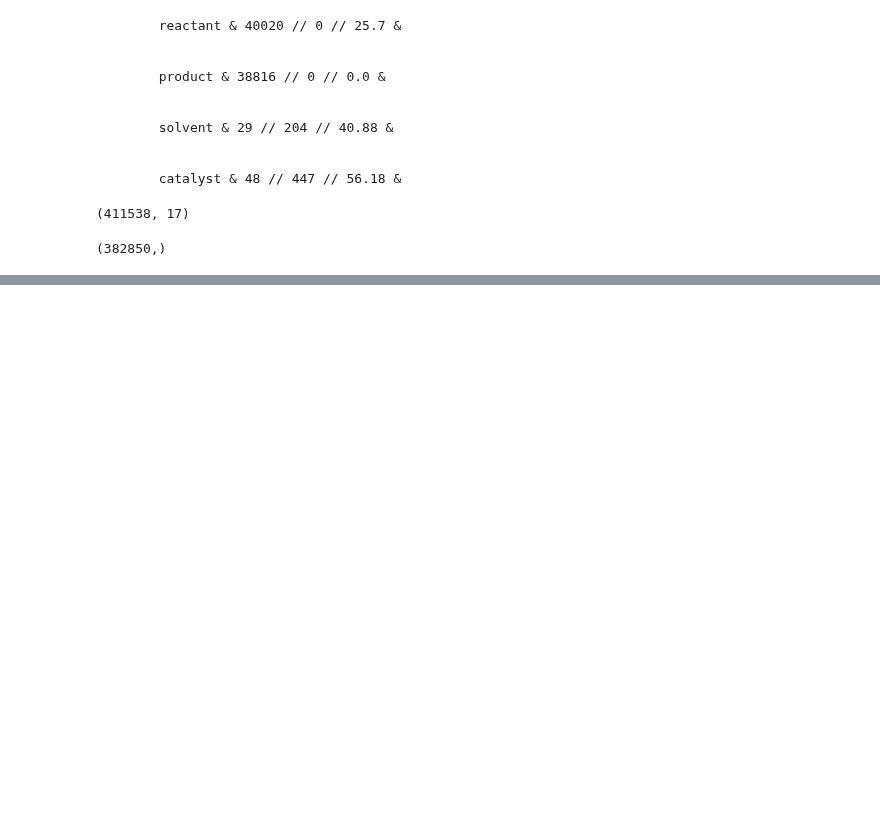
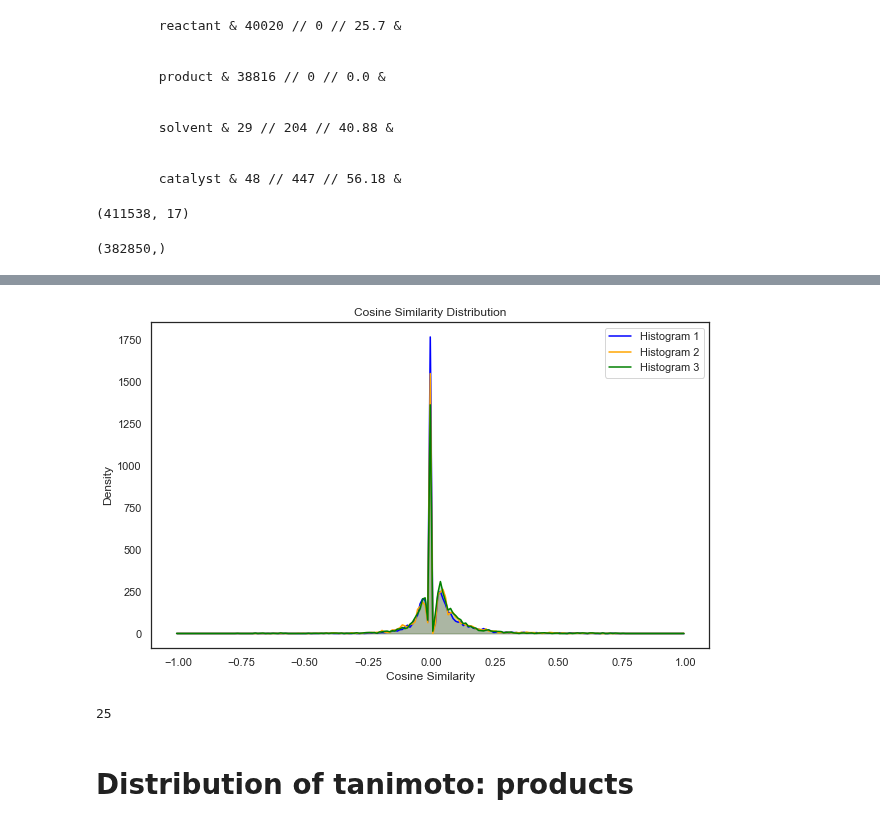
Before and after one commit to sustainable-processes/ORDerly, a Jupyter notebook: notebooks/dataset_freq.ipynb, the cells around one changed output, grey strips where cells are left out. Drawn from its saved outputs; the diff is of its cells as text; code cells hidden in the pictures; blank space fills up the shorter version.

Commit message:
attempts to generate dataset diff plots

```diff
--- a/notebooks/dataset_freq.ipynb
+++ b/notebooks/dataset_freq.ipynb
@@ -92,0 +237,10 @@ df['product_000'].value_counts().shape
+# %%
+
+# Call the function with the paths to the Jaccard distance distribution files
+path1 = '/Users/dsw46/Projects_local/orderly_reviewer_response/orderly_tanimoto_dist/forward_orderly_benchmark.npy'
+path2 = '/Users/dsw46/Projects_local/orderly_reviewer_response/orderly_tanimoto_dist/forward_mid_filtering.npy'
+path3 = '/Users/dsw46/Projects_local/orderly_reviewer_response/orderly_tanimoto_dist/forward_loose_filtering.npy'
+save_path = '/Users/dsw46/Projects_local/orderly_reviewer_response/orderly_tanimoto_dist/forward_jaccard_distance.png'
+plot_jaccard_distance_line_graph(path1, path2, path3, save_path)
+# %% [output]
+[figure, added]
@@ -92,0 +256,6 @@ df['product_000'].value_counts().shape
+# %%
+sum(array)
+# %% [output]
+25
+# %% [markdown]
+# Distribution of tanimoto: products
```
Also changed, not shown: parts of 15 cells of this notebook.
